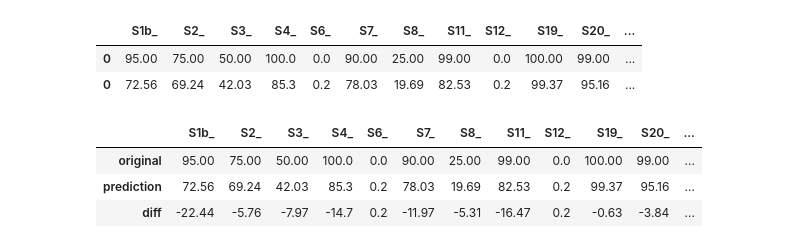
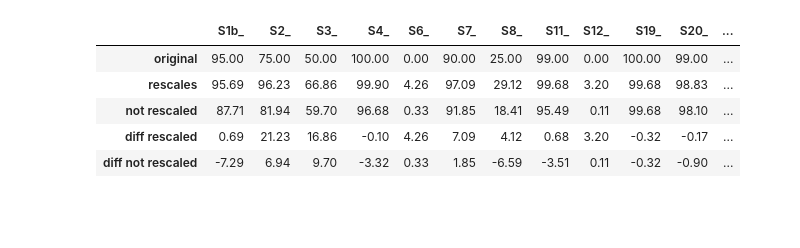
Before and after one commit to SimonBon/CellClass, a Jupyter notebook: EvaluateCNN.ipynb, the cells around one changed output. Drawn from its saved outputs; the diff is of its cells as text; code cells hidden in the pictures; blank space fills up the shorter version.

```diff
--- a/EvaluateCNN.ipynb
+++ b/EvaluateCNN.ipynb
@@ -30,5 +31,0 @@ model_df = pd.DataFrame(losses)
-# %%
-sorted = model_df.sort_values("loss")
-best = sorted.iloc[0,:]
-print(best)
-print(best.model)
@@ -58,5 +39,0 @@ except:
-# %%
-#best = torch.load(best.model, map_location="cpu")
-best = torch.load("/home/simon_g/src/MICCAI/trained_models/20220623_172030/CNN_Model_20220624_085936784.pt", map_location="cpu")
-model = CNN.ClassificationCNN()
-model.load_state_dict(best["model_state_dict"])
@@ -72,6 +39,0 @@ print(dilutions)
-# %%
-dils = []
-for dilution in dilutions:
-    files = [x for x in os.listdir(patches_dir) if f"{dilution}" in x]
-    dils.append({"series": dilution, "files": files})
-    print(dilution, len(files))
@@ -96,4 +40,14 @@ S8_ 2814
 # %%
+patches_dir = "/data_isilon_main/isilon_images/10_MetaSystems/MetaSystemsData/MYCN_SpikeIn/results/kept"
+dilutions = np.unique([x.split("_")[0] + "_" for x in os.listdir(patches_dir)])
+
+dils = []
+all_files = os.listdir(patches_dir)
+for dilution in dilutions:
+    files = [x for x in all_files if f"{dilution}" in x]
+    dils.append({"series": dilution, "files": files})
+    print(dilution, len(files))
+
 original_dilutions = [{
     "S1b_": 95, "S2_": 75, "S3_": 50,
     "S4_": 100, "S6_": 0, "S7_": 90,
@@ -102,3 +56,5 @@ original_dilutions = [{
     "S30_": 95, "S31_": 50, "S32_": 90,
     "S33_": 25, "S34_": 75,
 }]
+
+print(original_dilutions)
@@ -147,25 +125,22 @@ S34_ [3000 Patches] with predicted dilution of: 77.23
-# %%
-df_target = pd.DataFrame(original_dilutions)
-df_prediction = pd.DataFrame([results])
-
-merged = pd.concat((df_target, df_prediction), axis=0)
-
-merged.head()
-# %% [output]
-|  | S1b_ | S2_ | S3_ | S4_ | S6_ | S7_ | S8_ | S11_ | S12_ | S19_ | S20_ | ... |
-| 0 | 95.00 | 75.00 | 50.00 | 100.0 | 0.0 | 90.00 | 25.00 | 99.00 | 0.0 | 100.00 | 99.00 | ... |
-| 0 | 72.56 | 69.24 | 42.03 | 85.3 | 0.2 | 78.03 | 19.69 | 82.53 | 0.2 | 99.37 | 95.16 | ... |
 # %%
-l = {}
+df_target = pd.DataFrame(original_dilutions)
+df_prediction = pd.DataFrame(all_results)
+
+merged = pd.concat((df_target, df_prediction), axis=0)
+rescaled = {}
+nrescaled = {}
 for i,j in merged.items():
-   l[i] = j.iloc[1]-j.iloc[0]
+   rescaled[i] = j.iloc[1]-j.iloc[0]
+   nrescaled[i] = j.iloc[2]-j.iloc[0]
 
-merged = pd.concat((merged, pd.DataFrame([l])), axis=0)
+
+merged = pd.concat((merged, pd.DataFrame([rescaled, nrescaled])), axis=0)
+merged.index = ["original", "rescales", "not rescaled", "diff rescaled", "diff not rescaled"]
+merged.head()
+# %% [output]
+|  | S1b_ | S2_ | S3_ | S4_ | S6_ | S7_ | S8_ | S11_ | S12_ | S19_ | S20_ | ... |
+| original | 95.00 | 75.00 | 50.00 | 100.00 | 0.00 | 90.00 | 25.00 | 99.00 | 0.00 | 100.00 | 99.00 | ... |
+| rescales | 95.69 | 96.23 | 66.86 | 99.90 | 4.26 | 97.09 | 29.12 | 99.68 | 3.20 | 99.68 | 98.83 | ... |
+| not rescaled | 87.71 | 81.94 | 59.70 | 96.68 | 0.33 | 91.85 | 18.41 | 95.49 | 0.11 | 99.68 | 98.10 | ... |
+| diff rescaled | 0.69 | 21.23 | 16.86 | -0.10 | 4.26 | 7.09 | 4.12 | 0.68 | 3.20 | -0.32 | -0.17 | ... |
+| diff not rescaled | -7.29 | 6.94 | 9.70 | -3.32 | 0.33 | 1.85 | -6.59 | -3.51 | 0.11 | -0.32 | -0.90 | ... |
-# %%
-merged.index = ["original", "prediction", "diff"]
-merged.head()
-# %% [output]
-|  | S1b_ | S2_ | S3_ | S4_ | S6_ | S7_ | S8_ | S11_ | S12_ | S19_ | S20_ | ... |
-| original | 95.00 | 75.00 | 50.00 | 100.0 | 0.0 | 90.00 | 25.00 | 99.00 | 0.0 | 100.00 | 99.00 | ... |
-| prediction | 72.56 | 69.24 | 42.03 | 85.3 | 0.2 | 78.03 | 19.69 | 82.53 | 0.2 | 99.37 | 95.16 | ... |
-| diff | -22.44 | -5.76 | -7.97 | -14.7 | 0.2 | -11.97 | -5.31 | -16.47 | 0.2 | -0.63 | -3.84 | ... |
```
Also changed, not shown: parts of 11 cells of this notebook, 52 other files.
